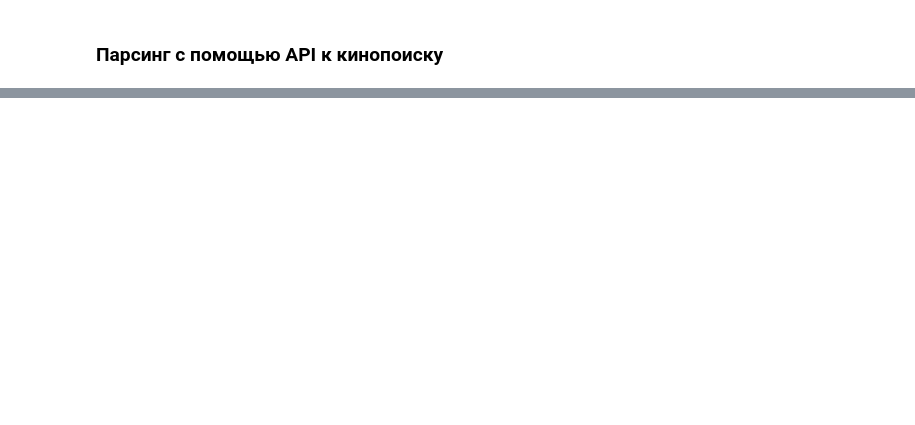
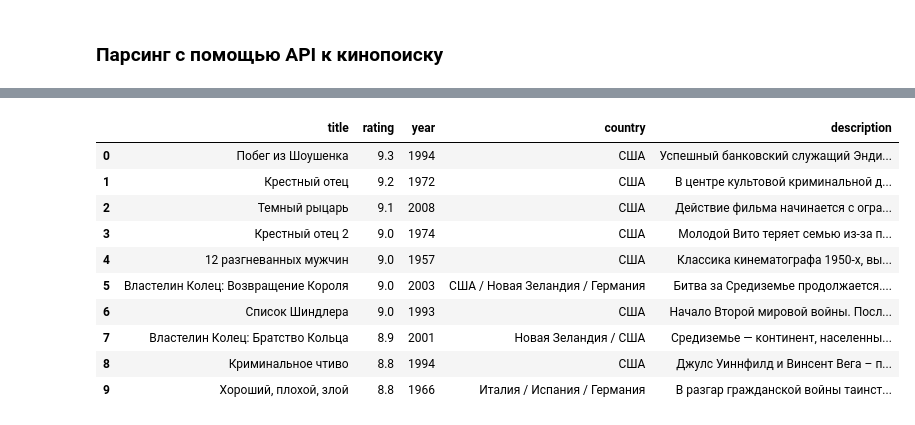
Before and after one commit to Arkturiuso/OPBD_object_area_description, a Jupyter notebook: films_searcher.ipynb, the cells around one changed output, grey strips where cells are left out. Cells and saved outputs as stored; diff of their text form; code cells hidden in the pictures; blank space fills up the shorter version.

```diff
--- a/films_searcher.ipynb
+++ b/films_searcher.ipynb
@@ -314,0 +317,22 @@ finally:
+# %%
+file_name = 'top250.csv'
+new_file_name = 'top250_no_duplicates.csv'
+
+df = pd.read_csv(file_name, encoding='utf-8-sig')
+print(f"Было: {len(df)}")
+
+duplicates = df[df.duplicated(subset=['title', 'year', 'country'], keep=False)]
+
+if len(duplicates) > 0:
+    print(f"Найдено дубликатов: {len(duplicates)}")
+    print("\nВсе дублирующиеся записи:")
+    print(duplicates[['title', 'year', 'country', 'rating']].to_string(index=False))
+
+    # Удаляем дубликаты
+    df_cleaned = df.drop_duplicates(subset=['title', 'year', 'country'])
+    print(f"\nСтало: {len(df_cleaned)}")
+
+    df_cleaned.to_csv(new_file_name, index=False, encoding='utf-8-sig')
+    print(f"Создан файл: {new_file_name}")
+else:
+    print("Дубликатов не найдено")
@@ -314,0 +375,14 @@ finally:
+# %%
+df.head(10)
+# %% [output]
+|  | title | rating | year | country | description |
+| 0 | Побег из Шоушенка | 9.3 | 1994 | США | Успешный банковский служащий Энди... |
+| 1 | Крестный отец | 9.2 | 1972 | США | В центре культовой криминальной д... |
+| 2 | Темный рыцарь | 9.1 | 2008 | США | Действие фильма начинается с огра... |
+| 3 | Крестный отец 2 | 9.0 | 1974 | США | Молодой Вито теряет семью из-за п... |
+| 4 | 12 разгневанных мужчин | 9.0 | 1957 | США | Классика кинематографа 1950-х, вы... |
+| 5 | Властелин Колец: Возвращение Короля | 9.0 | 2003 | США / Новая Зеландия / Германия | Битва за Средиземье продолжается.... |
+| 6 | Список Шиндлера | 9.0 | 1993 | США | Начало Второй мировой войны. Посл... |
+| 7 | Властелин Колец: Братство Кольца | 8.9 | 2001 | Новая Зеландия / США | Средиземье — континент, населенны... |
+| 8 | Криминальное чтиво | 8.8 | 1994 | США | Джулс Уиннфилд и Винсент Вега – п... |
+| 9 | Хороший, плохой, злой | 8.8 | 1966 | Италия / Испания / Германия | В разгар гражданской войны таинст... |
```
Also changed, not shown: parts of 26 cells of this notebook.
